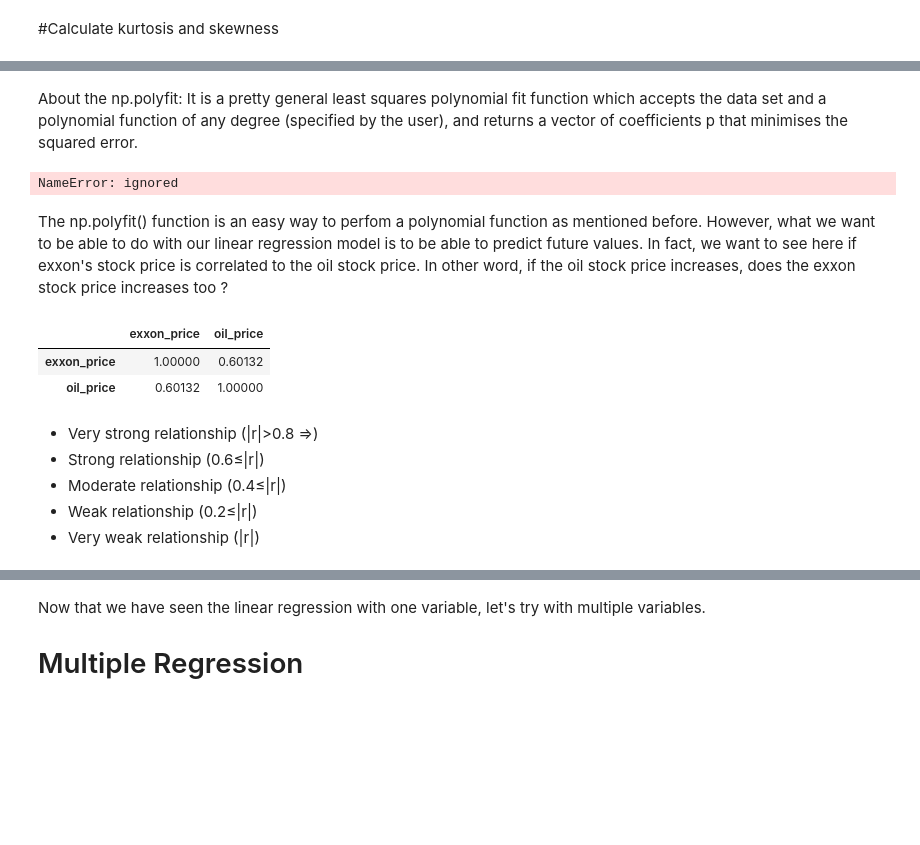
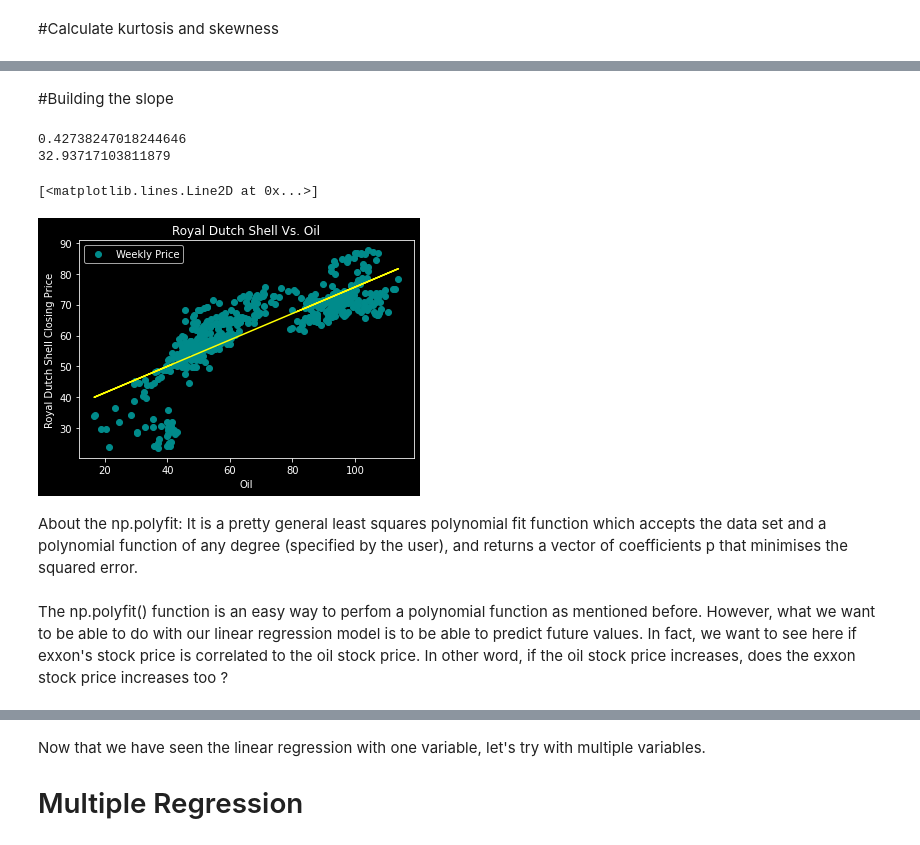
Before and after one commit to Eliesaleh/Linear-Regression, a Jupyter notebook: LinearRegression.ipynb, the cells around one changed output, grey strips where cells are left out. Cells and saved outputs as stored; diff of their text form; code cells hidden in the pictures; blank space fills up the shorter version.

```diff
--- a/LinearRegression.ipynb
+++ b/LinearRegression.ipynb
@@ -140,4 +146,5 @@ data.describe()
 #Cheking for Outliers and Skewness
 # %%
 data.hist(grid=True, color = "purple")
+plt.style.use('dark_background')
 # %% [output]
@@ -185,36 +206,28 @@ print (b)
+# %% [markdown]
+#Building the slope
+# %%
+plt.plot(x, y, 'o', color = "darkcyan", label = "Weekly Price")
+a, b = np.polyfit(x, y, 1) #facteur de la slope, b the intercept so that we get the folowwing equation y =ax + b
+print(a)
+print(b)
+plt.title("Royal Dutch Shell Vs. Oil")
+plt.xlabel("Oil")
+plt.ylabel("Royal Dutch Shell Closing Price")
+plt.style.use('dark_background')
+plt.legend()
+plt.plot(x, a*x + b, color = "yellow")
+# %% [output]
+0.42738247018244646
+32.93717103811879
+[<matplotlib.lines.Line2D at 0x...>]
+[figure, added]
 # %% [markdown]
 About the np.polyfit:
 It is a pretty general least squares polynomial fit function which accepts the data set and a polynomial function of any degree (specified by the user), and returns a vector of coefficients p that minimises the squared error.
-# %%
-
-plt.plot(x, y, "bo", color = "green")
-plt.title("Exxon Vs. Oil")
-plt.xlabel("Exxon Mobile")
-plt.ylabel("Oil")
-
-# Avec les données au dessus je peux calculer ma fonction (y = ax+b) et trouver la droite
-plt.plot(x , m*x+b)
-# %% [output]
-NameError: ignored
 # %% [markdown]
 The np.polyfit() function is an easy way to perfom a polynomial function as mentioned before.
 However, what we want to be able to do with our linear regression model is to be able to predict future values. In fact, we want to see here if exxon's stock price is correlated to the oil stock price.
 In other word, if the oil stock price increases, does the exxon stock price increases too ?
-# %%
-#Trouver la corrélation entre les 2 variables
-data.corr()
-# %% [output]
-|  | exxon_price | oil_price |
-| exxon_price | 1.00000 | 0.60132 |
-| oil_price | 0.60132 | 1.00000 |
-# %% [markdown]
-
-
-*   Very strong relationship (|r|>0.8 =>)
-*   Strong relationship (0.6≤|r|)
-*   Moderate relationship (0.4≤|r|)
-*   Weak relationship (0.2≤|r|)
-*  Very weak relationship (|r|)
 # %%
 # As we  want to see if the stock price of exxon is correlated to the oil stock price
 # We will then have X (input) equal to oil price and Y (the output) equal to the exxon stock price
```
Also changed, not shown: parts of 13 cells of this notebook.
